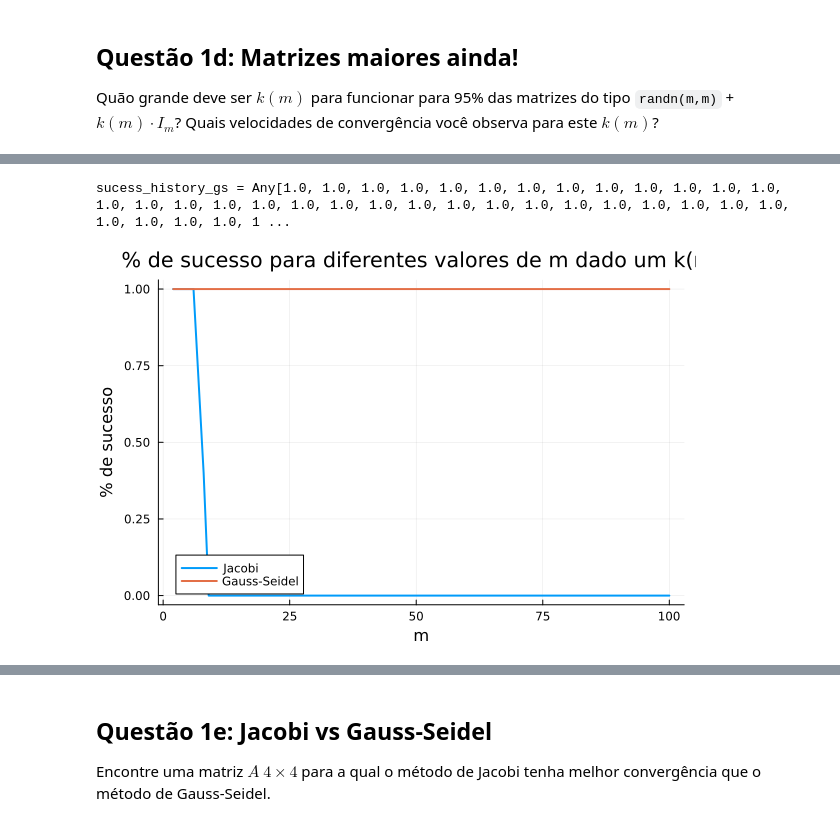
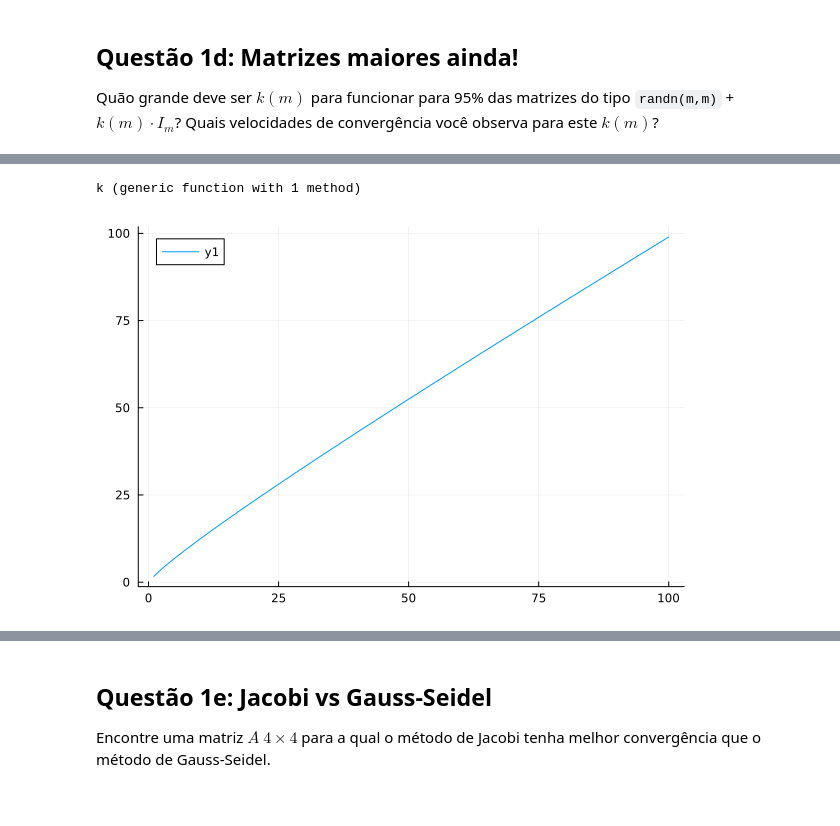
Before and after one commit to jhe-sua/fgv-aln, a Jupyter notebook: Projeto_2/Projeto2.ipynb, the cells around one changed output, grey strips where cells are left out. Drawn from its saved outputs; the diff is of its cells as text; code cells hidden in the pictures.

```diff
--- a/Projeto_2/Projeto2.ipynb
+++ b/Projeto_2/Projeto2.ipynb
@@ -273,19 +187,32 @@ end
-# %%
-@show sucess_history_gs
-print()
-# %% [output]
-sucess_history_gs = Any[1.0, 1.0, 1.0, 1.0, 1.0, 1.0, 1.0, 1.0, 1.0, 1.0, 1.0, 1.0, 1.0, 1.0, 1.0, 1.0, 1.0, 1.0, 1.0, 1.0, 1.0, 1.0, 1.0, 1.0, 1.0, 1.0, 1.0, 1.0, 1.0, 1.0, 1.0, 1.0, 1.0, 1.0, 1.0, 1 ...
-# %%
-p1 = plot( intervalo1, sucess_history_j,
-     label="Jacobi",
-     lw=2,
-     xlabel="m",
-     ylabel="% de sucesso",
-     title="% de sucesso para diferentes valores de m dado um k(m)")
-
-plot!( intervalo1, sucess_history_gs,
-      label="Gauss-Seidel",
-      lw=2,
-      )
-# %% [output]
-[figure, removed]
+# %%
+function k(m::Int)
+    # 1. Calcula a probabilidade necessária por linha
+    p_linha = 0.95^(1/m)
+
+    # 2. Encontra o Z-score para essa probabilidade
+    z_p = quantile(Normal(0, 1), p_linha)
+
+    # Constantes da distribuição Half-Normal
+    mu_half = sqrt(2/pi)
+    var_half = 1 - (2/pi)
+
+    # 3. Calcula E[D] e Var(D)
+    E_D = -(m - 1) * mu_half
+    Var_D = 1 + (m - 1) * var_half
+
+    # 4. Aplica a fórmula final
+    k = -E_D + z_p * sqrt(Var_D)
+    return k
+end
+# %% [output]
+k (generic function with 1 method)
+# %%
+k_teorico = []
+
+for i in 1:100
+    push!(k_teorico, k(i))
+end
+# %%
+plot(1:100, k_teorico)
+# %% [output]
+[figure, added]
```
Also changed, not shown: parts of 18 cells of this notebook.
